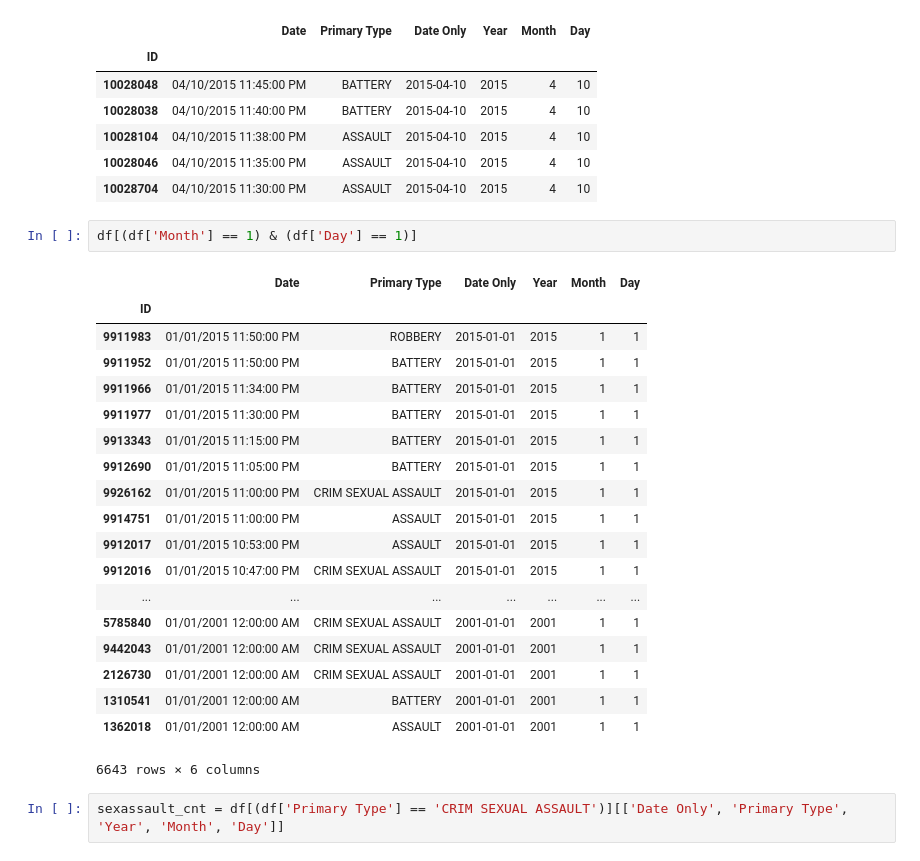
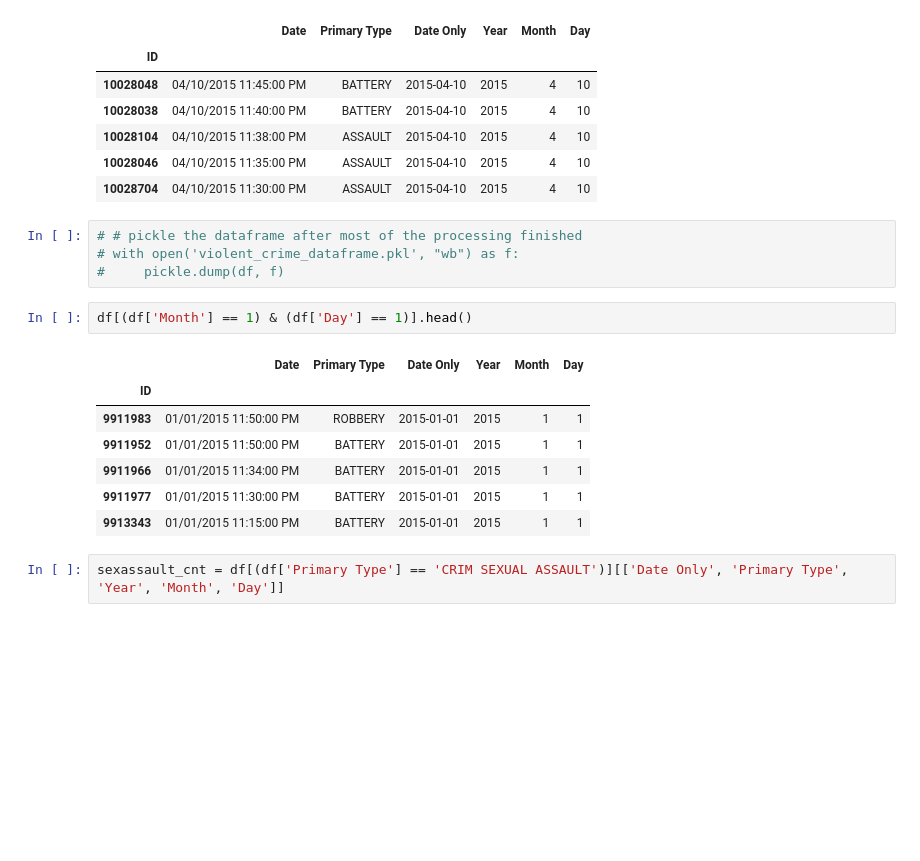
Before and after one commit to potatochip/chicago_crime_stats, a Jupyter notebook: new_year_sexual_assault.ipynb, the cells around one changed output. Saved outputs shown, nothing was run; the diff lists cells and outputs as text; blank space fills up the shorter version.

```diff
--- a/new_year_sexual_assault.ipynb
+++ b/new_year_sexual_assault.ipynb
@@ -29,28 +31,20 @@ df.head()
 | 10028104 | 04/10/2015 11:38:00 PM | ASSAULT | 2015-04-10 | 2015 | 4 | 10 |
 | 10028046 | 04/10/2015 11:35:00 PM | ASSAULT | 2015-04-10 | 2015 | 4 | 10 |
 | 10028704 | 04/10/2015 11:30:00 PM | ASSAULT | 2015-04-10 | 2015 | 4 | 10 |
+# %%
+# # pickle the dataframe after most of the processing finished
+# with open('violent_crime_dataframe.pkl', "wb") as f:
+#     pickle.dump(df, f)
 # %%
-df[(df['Month'] == 1) & (df['Day'] == 1)]
+df[(df['Month'] == 1) & (df['Day'] == 1)].head()
 # %% [output]
 |  | Date | Primary Type | Date Only | Year | Month | Day |
 | ID |  |  |  |  |  |  |
 | 9911983 | 01/01/2015 11:50:00 PM | ROBBERY | 2015-01-01 | 2015 | 1 | 1 |
 | 9911952 | 01/01/2015 11:50:00 PM | BATTERY | 2015-01-01 | 2015 | 1 | 1 |
 | 9911966 | 01/01/2015 11:34:00 PM | BATTERY | 2015-01-01 | 2015 | 1 | 1 |
 | 9911977 | 01/01/2015 11:30:00 PM | BATTERY | 2015-01-01 | 2015 | 1 | 1 |
 | 9913343 | 01/01/2015 11:15:00 PM | BATTERY | 2015-01-01 | 2015 | 1 | 1 |
-| 9912690 | 01/01/2015 11:05:00 PM | BATTERY | 2015-01-01 | 2015 | 1 | 1 |
-| 9926162 | 01/01/2015 11:00:00 PM | CRIM SEXUAL ASSAULT | 2015-01-01 | 2015 | 1 | 1 |
-| 9914751 | 01/01/2015 11:00:00 PM | ASSAULT | 2015-01-01 | 2015 | 1 | 1 |
-| 9912017 | 01/01/2015 10:53:00 PM | ASSAULT | 2015-01-01 | 2015 | 1 | 1 |
-| 9912016 | 01/01/2015 10:47:00 PM | CRIM SEXUAL ASSAULT | 2015-01-01 | 2015 | 1 | 1 |
-| ... | ... | ... | ... | ... | ... | ... |
-| 5785840 | 01/01/2001 12:00:00 AM | CRIM SEXUAL ASSAULT | 2001-01-01 | 2001 | 1 | 1 |
-| 9442043 | 01/01/2001 12:00:00 AM | CRIM SEXUAL ASSAULT | 2001-01-01 | 2001 | 1 | 1 |
-| 2126730 | 01/01/2001 12:00:00 AM | CRIM SEXUAL ASSAULT | 2001-01-01 | 2001 | 1 | 1 |
-| 1310541 | 01/01/2001 12:00:00 AM | BATTERY | 2001-01-01 | 2001 | 1 | 1 |
-| 1362018 | 01/01/2001 12:00:00 AM | ASSAULT | 2001-01-01 | 2001 | 1 | 1 |
-6643 rows × 6 columns
 # %%
 sexassault_cnt = df[(df['Primary Type'] == 'CRIM SEXUAL ASSAULT')][['Date Only', 'Primary Type', 'Year', 'Month', 'Day']]
 # %%
```
Also changed, not shown: parts of 4 cells of this notebook, 1 other file.
